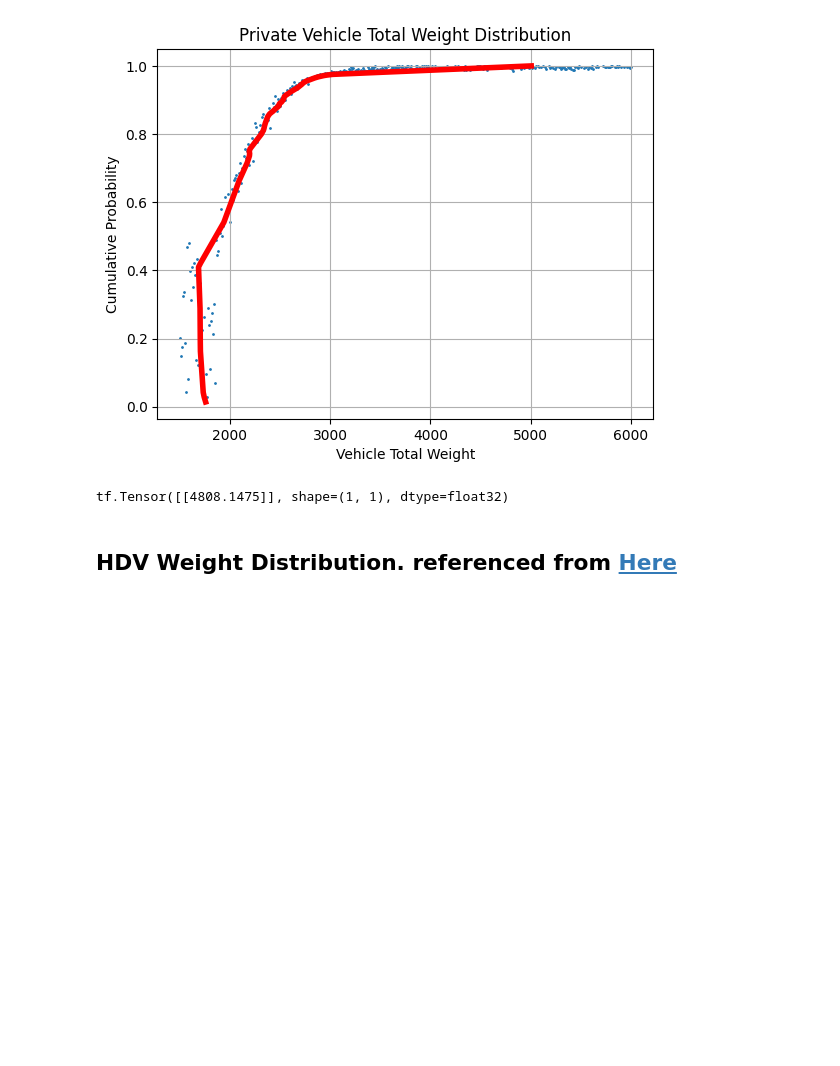
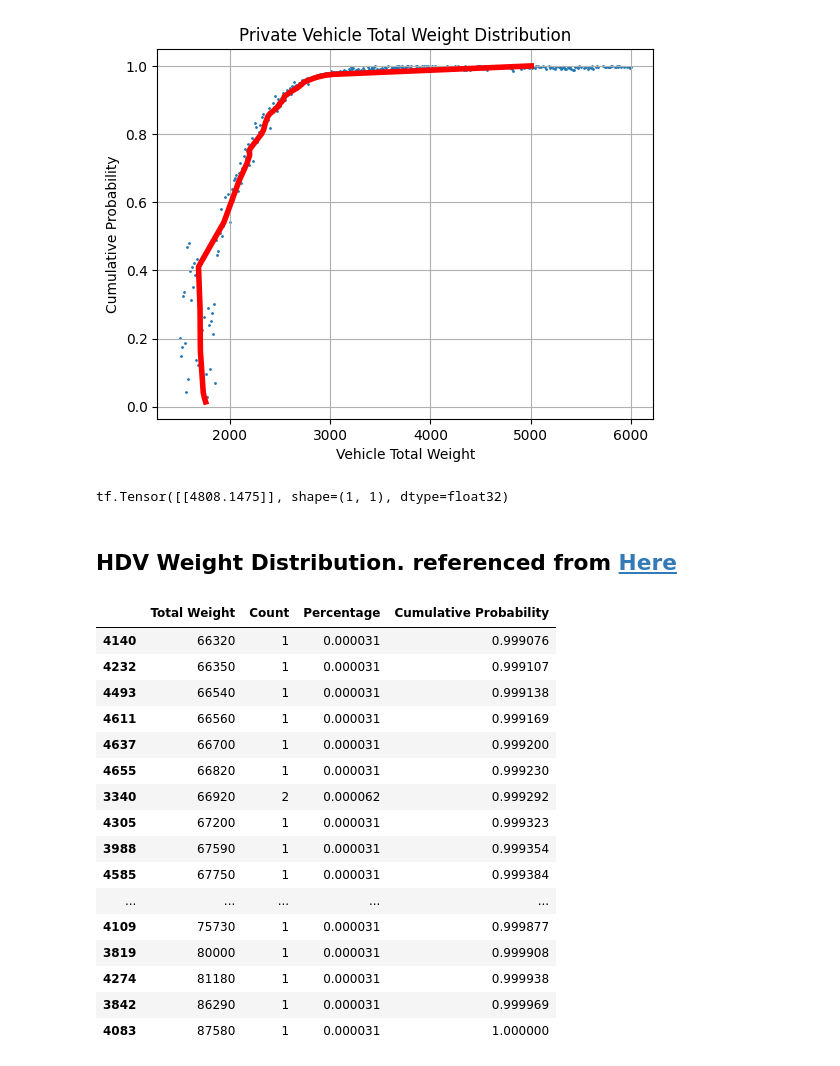
Before and after one commit to felixthe-cat/Personal_Projects, a Jupyter notebook: Final Year Project/Data_handle.ipynb, the cells around one changed output. Cells and saved outputs as stored; diff of their text form; code cells hidden in the pictures; blank space fills up the shorter version.

```diff
--- a/Final Year Project/Data_handle.ipynb
+++ b/Final Year Project/Data_handle.ipynb
@@ -241,8 +241,28 @@ tf.Tensor([[4808.1475]], shape=(1, 1), dtype=float32)
 # %%
 HDV_total_weight_and_cumper = pd.DataFrame(HDV['Total Weight'].value_counts()).reset_index()
 HDV_total_weight_and_cumper.columns = ['Total Weight', 'Count']
 HDV_total_weight_and_cumper['Percentage'] = HDV_total_weight_and_cumper['Count'] / total_trucks
 # Sort it by Weight First or it messes up the Cumu Prob
+HDV_total_weight_and_cumper = HDV_total_weight_and_cumper.sort_values("Total Weight")
 HDV_total_weight_and_cumper['Cumulative Probability'] = HDV_total_weight_and_cumper['Percentage'].cumsum()
+HDV_total_weight_and_cumper.tail(30)
+# %% [output]
+|  | Total Weight | Count | Percentage | Cumulative Probability |
+| 4140 | 66320 | 1 | 0.000031 | 0.999076 |
+| 4232 | 66350 | 1 | 0.000031 | 0.999107 |
+| 4493 | 66540 | 1 | 0.000031 | 0.999138 |
+| 4611 | 66560 | 1 | 0.000031 | 0.999169 |
+| 4637 | 66700 | 1 | 0.000031 | 0.999200 |
+| 4655 | 66820 | 1 | 0.000031 | 0.999230 |
+| 3340 | 66920 | 2 | 0.000062 | 0.999292 |
+| 4305 | 67200 | 1 | 0.000031 | 0.999323 |
+| 3988 | 67590 | 1 | 0.000031 | 0.999354 |
+| 4585 | 67750 | 1 | 0.000031 | 0.999384 |
+| ... | ... | ... | ... | ... |
+| 4109 | 75730 | 1 | 0.000031 | 0.999877 |
+| 3819 | 80000 | 1 | 0.000031 | 0.999908 |
+| 4274 | 81180 | 1 | 0.000031 | 0.999938 |
+| 3842 | 86290 | 1 | 0.000031 | 0.999969 |
+| 4083 | 87580 | 1 | 0.000031 | 1.000000 |
 # %%
 print(list(HDV_total_weight_and_cumper))
```
Also changed, not shown: parts of 5 cells of this notebook.
